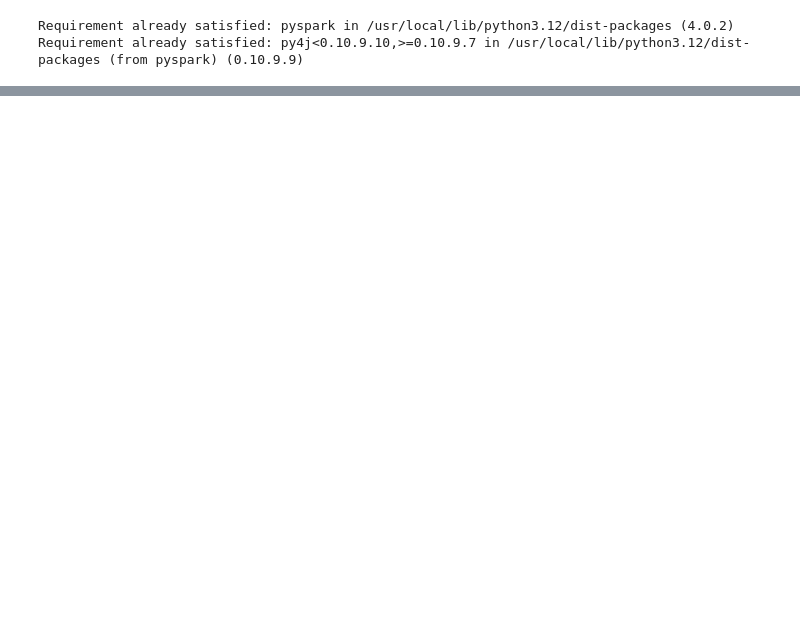
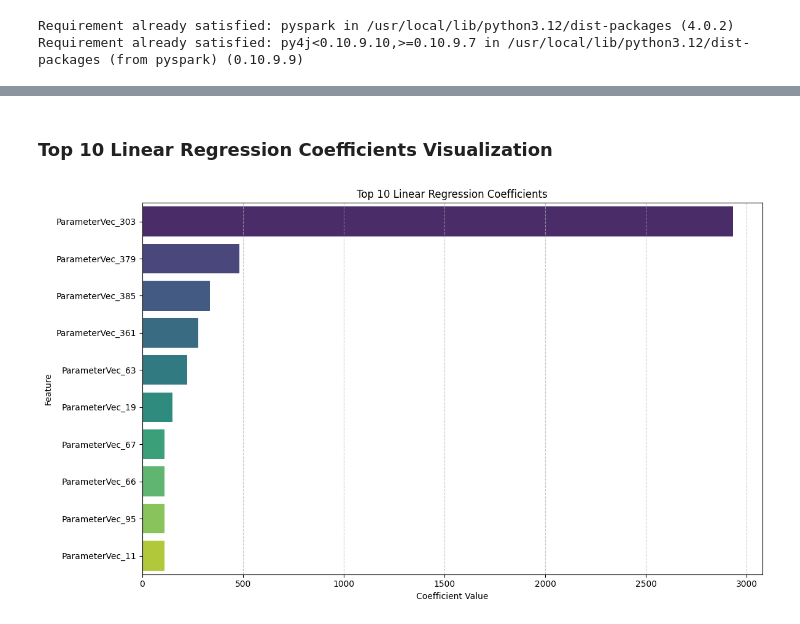
Before and after one commit to Shervinrtd/Air-Quality, a Jupyter notebook: Air-Quality.ipynb, the cells around one changed output, grey strips where cells are left out. Cells and saved outputs as stored; diff of their text form; code cells hidden in the pictures; blank space fills up the shorter version.

```diff
--- a/Air-Quality.ipynb
+++ b/Air-Quality.ipynb
@@ -670,0 +248,2 @@ Tuned Random Forest R2: 0.8283942342796384
+# %%
+clean_df = selected_df.dropna()
@@ -670,0 +388,26 @@ Tuned Random Forest R2: 0.8283942342796384
+# %%
+from pyspark.ml.regression import LinearRegression
+from pyspark.ml import Pipeline
+
+# NOTE: If you encounter 'ConnectionRefusedError', the Spark session may have crashed.
+# Please restart the Colab runtime (Runtime > Restart runtime) and re-run all cells from the Spark Session creation cell (_51MREIHGHtL) onwards.
+
+lr = LinearRegression(
+    featuresCol="features",
+    labelCol=target_column
+)
+
+lr_pipeline = Pipeline(stages=[
+    assembler,
+    lr
+])
+
+lr_model = lr_pipeline.fit(train_data)
+
+lr_predictions = lr_model.transform(test_data)
+
+rmse_lr = evaluator_rmse.evaluate(lr_predictions)
+r2_lr = evaluator_r2.evaluate(lr_predictions)
+
+print("Linear Regression RMSE:", rmse_lr)
+print("Linear Regression R2:", r2_lr)
@@ -670,0 +505,19 @@ Tuned Random Forest R2: 0.8283942342796384
+# %% [markdown]
+### Top 10 Linear Regression Coefficients Visualization
+# %%
+import matplotlib.pyplot as plt
+import seaborn as sns
+
+# Select the top 10 coefficients (already sorted by descending coefficient value in coef_df)
+top_10_coefficients = coef_df.head(10)
+
+plt.figure(figsize=(12, 7))
+sns.barplot(x='Coefficient', y='Feature', hue='Feature', data=top_10_coefficients, palette='viridis', legend=False)
+plt.title('Top 10 Linear Regression Coefficients')
+plt.xlabel('Coefficient Value')
+plt.ylabel('Feature')
+plt.grid(axis='x', linestyle='--', alpha=0.7)
+plt.tight_layout()
+plt.show()
+# %% [output]
+[figure, added]
```
Also changed, not shown: parts of 94 cells of this notebook.
